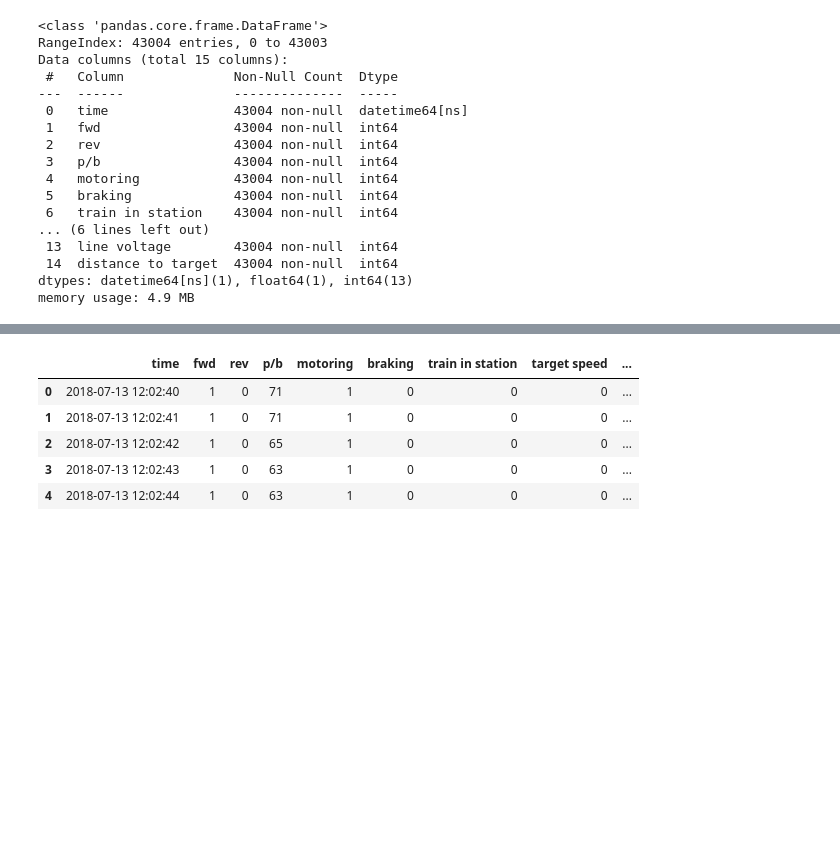
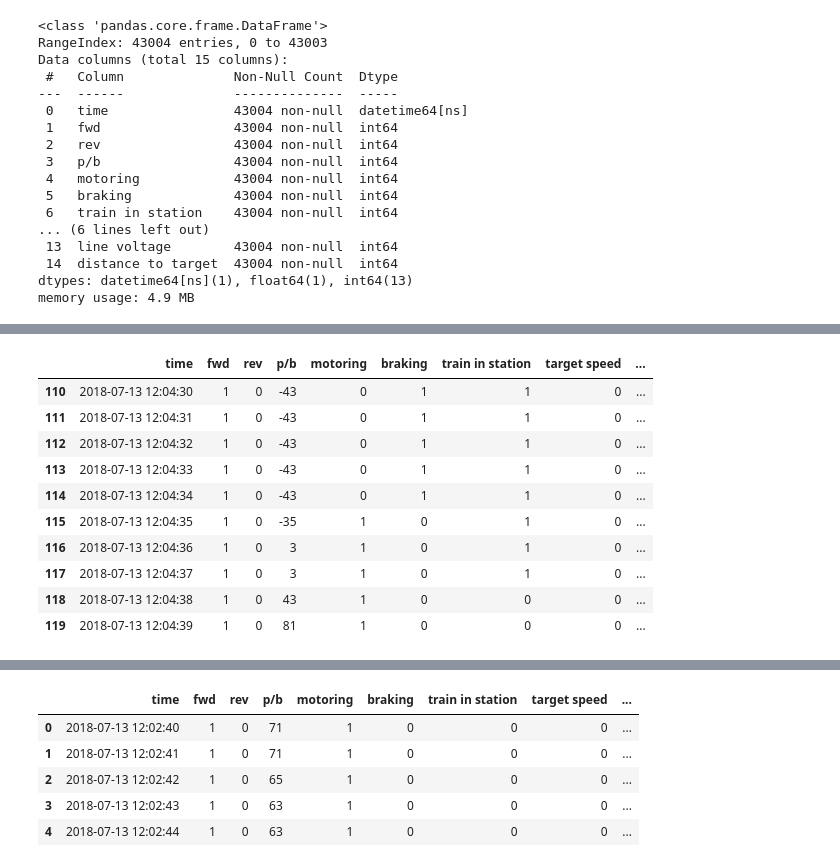
Before and after one commit to Liberatedwinner/rncTrainLSTM, a Jupyter notebook: code/Untitled.ipynb, the cells around one changed output, grey strips where cells are left out. Cells and saved outputs as stored; diff of their text form; code cells hidden in the pictures; blank space fills up the shorter version.

```diff
--- a/code/Untitled.ipynb
+++ b/code/Untitled.ipynb
@@ -126,3 +126,17 @@ df.describe() # 통계값들
 | max | 1.000000 | 1.000000 | 100.000000 | 1.000000 | 1.000000 | 1.000000 | 60.000000 | 90.000000 | ... |
 # %%
 #df.count()
+# %%
+df.iloc[110:120]
+# %% [output]
+|  | time | fwd | rev | p/b | motoring | braking | train in station | target speed | ... |
+| 110 | 2018-07-13 12:04:30 | 1 | 0 | -43 | 0 | 1 | 1 | 0 | ... |
+| 111 | 2018-07-13 12:04:31 | 1 | 0 | -43 | 0 | 1 | 1 | 0 | ... |
+| 112 | 2018-07-13 12:04:32 | 1 | 0 | -43 | 0 | 1 | 1 | 0 | ... |
+| 113 | 2018-07-13 12:04:33 | 1 | 0 | -43 | 0 | 1 | 1 | 0 | ... |
+| 114 | 2018-07-13 12:04:34 | 1 | 0 | -43 | 0 | 1 | 1 | 0 | ... |
+| 115 | 2018-07-13 12:04:35 | 1 | 0 | -35 | 1 | 0 | 1 | 0 | ... |
+| 116 | 2018-07-13 12:04:36 | 1 | 0 | 3 | 1 | 0 | 1 | 0 | ... |
+| 117 | 2018-07-13 12:04:37 | 1 | 0 | 3 | 1 | 0 | 1 | 0 | ... |
+| 118 | 2018-07-13 12:04:38 | 1 | 0 | 43 | 1 | 0 | 0 | 0 | ... |
+| 119 | 2018-07-13 12:04:39 | 1 | 0 | 81 | 1 | 0 | 0 | 0 | ... |
```
Also changed, not shown: parts of 2 cells of this notebook.
